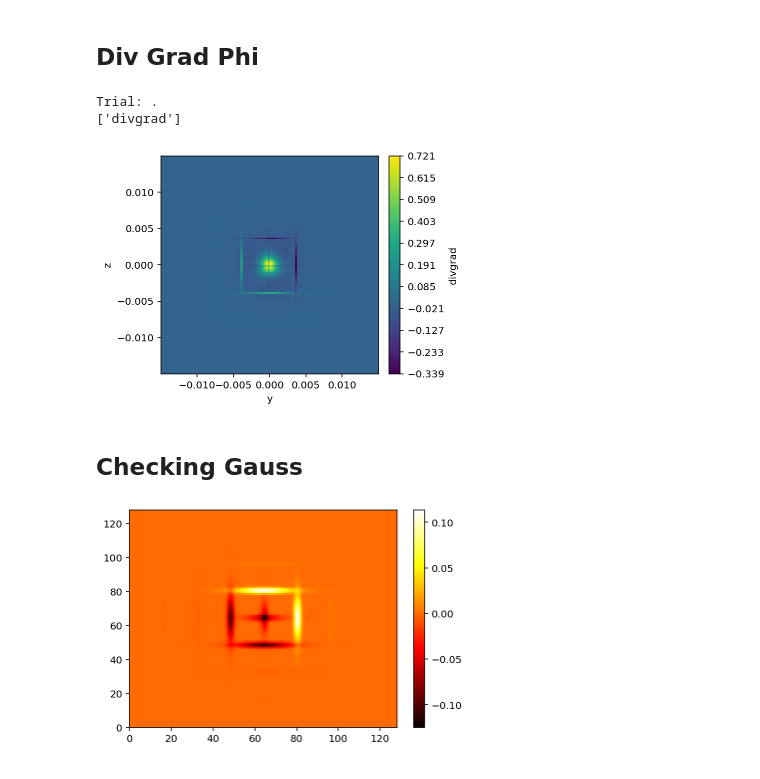
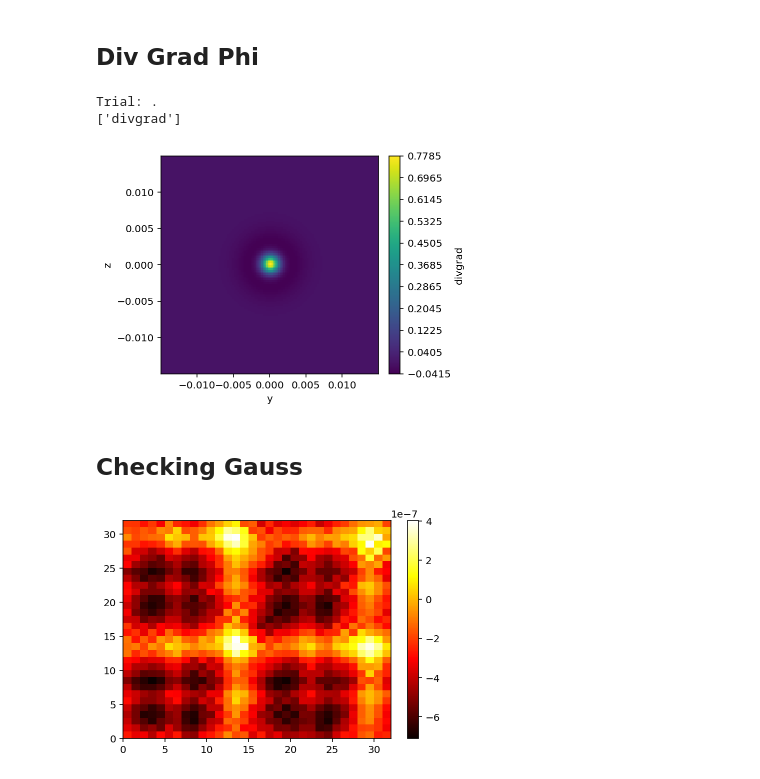
Before and after one commit to JamesMcClung/psc-scrap, a Jupyter notebook: debugger.ipynb, the cells around one changed output. Cells and saved outputs as stored; diff of their text form; code cells hidden in the pictures.

```diff
--- a/debugger.ipynb
+++ b/debugger.ipynb
@@ -170,7 +173,7 @@ Trial: .
 ## Grad Phi
 # %%
 print(f"Trial: {trialfile}")
-run_grad = f"{trialpath}/{trialfile}/grad.xdmf"
+run_grad = f"{trialpath}/{trialfile}/grad_phi.xdmf"
 vf_grad = viscid.load_file(run_grad, force_reload=True)
 print([f.name for f in vf_grad.iter_fields()])
 
@@ -185,7 +188,7 @@ Trial: .
 ## Div Grad Phi
 # %%
 print(f"Trial: {trialfile}")
-run_divgrad = f"{trialpath}/{trialfile}/divgrad.xdmf"
+run_divgrad = f"{trialpath}/{trialfile}/div_grad_phi.xdmf"
 vf_divgrad = viscid.load_file(run_divgrad, force_reload=True)
 print([f.name for f in vf_divgrad.iter_fields()])
 
@@ -195,34 +198,34 @@ vlt.plot(-vf_divgrad["divgrad"]);
 # %% [output]
 Trial: .
 ['divgrad']
-[figure, old version]
+[figure, new version]
 # %% [markdown]
 ## Checking Gauss
 # %%
 # compare my divgrad to gauss rho or dive
 options = [vf.data for vf in [
-        vf_gauss["rho"] * 0,                          # [0] zero
+        vf_divgrad["divgrad"] * 0,                    # [0] zero
         -vf_divgrad["divgrad"],                       # [1] -divgrad
         vf_gauss["rho"],                              # [2] gauss rho
         vf_gauss["dive"],                             # [3] gauss dive
         vf_moments["rho_i"] + vf_moments["rho_e"],    # [4] rho
         vf_moments["rho_i"],                          # [5] rho_i
         -vf_moments["rho_e"]                          # [6] rho_e
     ]]
 
 lhs = options[2]
 rhs = options[3]
 o = 0
 
 if o == 0:
     data = lhs[0,:,:] - rhs[0,:,:];
 elif o > 0:
     data = lhs[0,o:,o:] - rhs[0,:-o,:-o];
 elif o < 0:
     data = lhs[0,:o,:o] - rhs[0,-o:,-o:];
 
 fig, ax = plt.subplots()
 heatmap = ax.pcolormesh(data, cmap="hot")
 cbar = plt.colorbar(heatmap)
 # %% [output]
-[figure, old version]
+[figure, new version]
```
Also changed, not shown: parts of 5 cells of this notebook.
